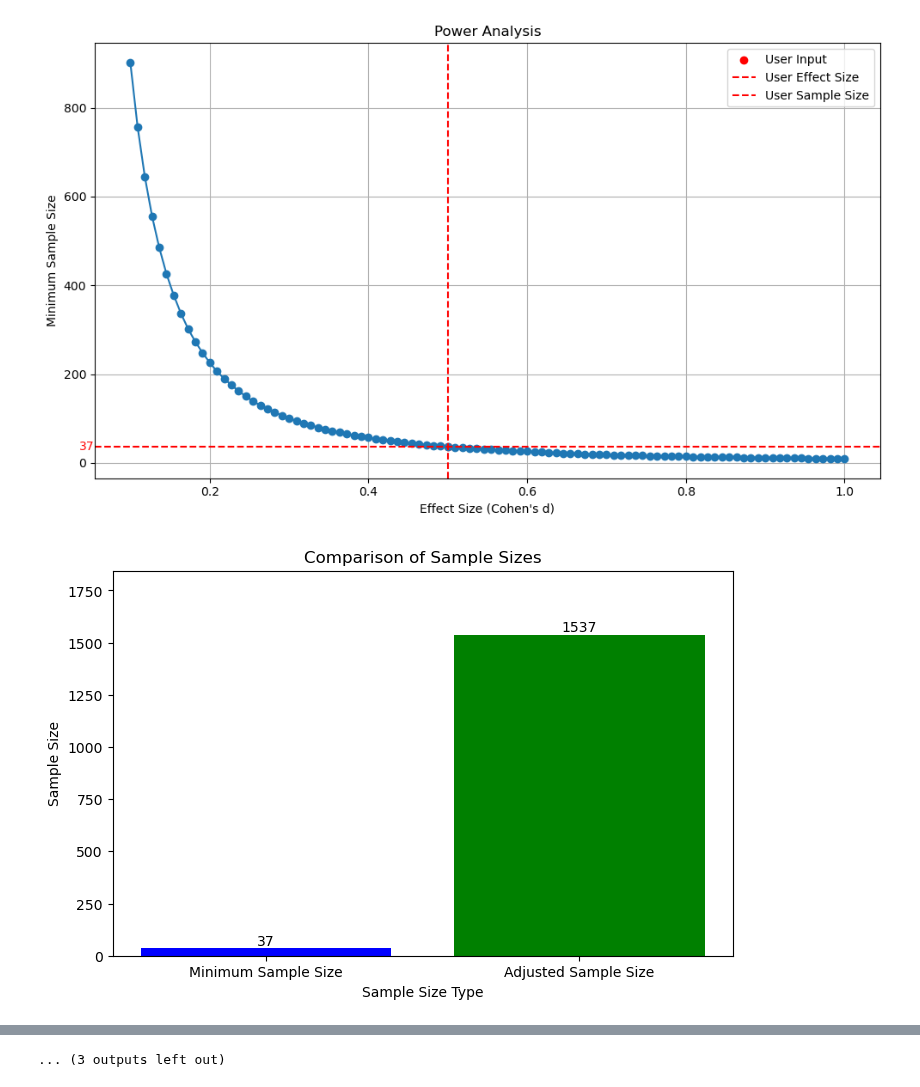
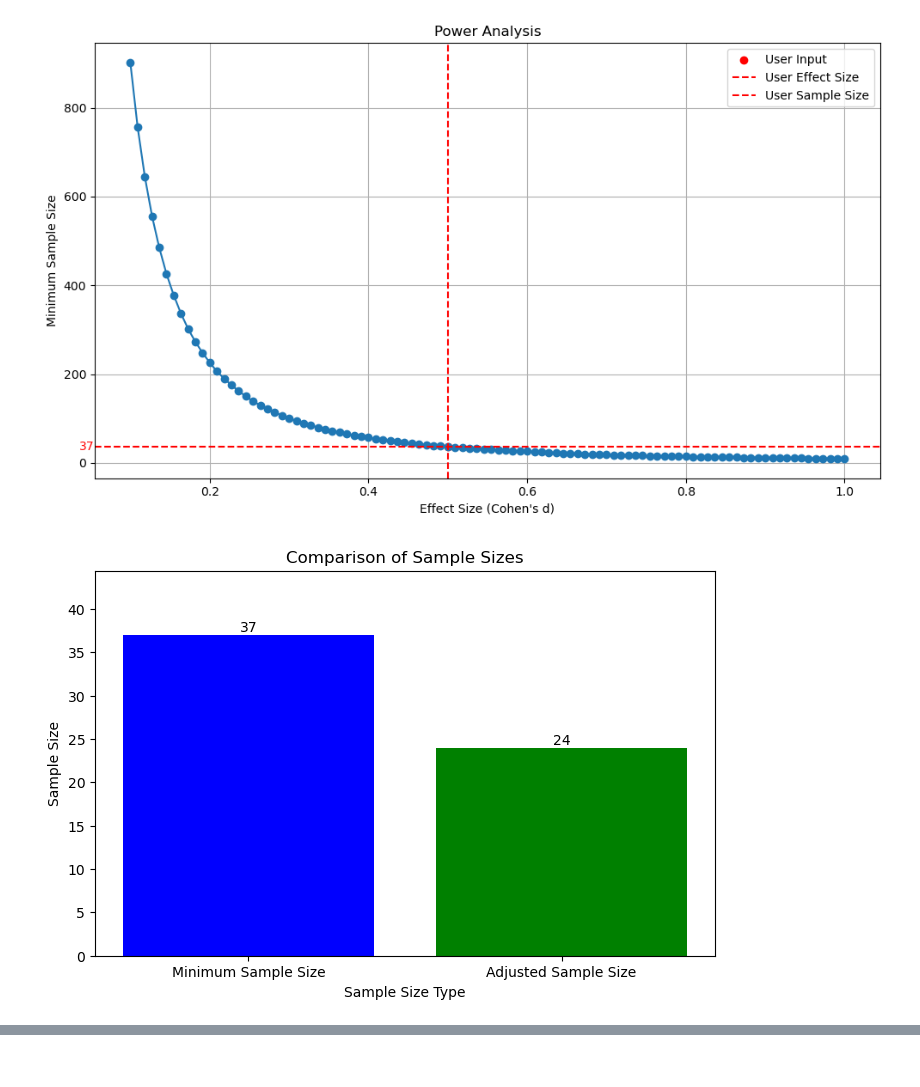
Before and after one commit to chris-stoph/Code-Repository, a Jupyter notebook: Sample Size Calculator/ONE_SAMPLE_MEAN_CALC.ipynb, the cells around one changed output, grey strips where cells are left out. Cells and saved outputs as stored; diff of their text form; code cells hidden in the pictures.

```diff
--- a/Sample Size Calculator/ONE_SAMPLE_MEAN_CALC.ipynb
+++ b/Sample Size Calculator/ONE_SAMPLE_MEAN_CALC.ipynb
@@ -21,7 +21,7 @@ def calculate_sample_size(confidence_level, margin_of_error, data_type, value, t
 
     if data_type == 'Continuous':
         # Calculate sample size for continuous data
-        sample_size = ((z * value) / margin_of_error) ** 2
+        sample_size = ((z ** 2 * value ** 2) / margin_of_error ** 2)
         method_description = "Sample size calculation for Continuous data using normal distribution and known standard deviation."
 
         # Calculate minimum sample size for desired statistical power using statsmodels
@@ -271,9 +271,9 @@ Adjusted Sample Size: 1537
 Minimum Sample Size Needed (Statistical Power 0.8): 37
 
 ... (7 lines left out)
 - σ is the population standard deviation.
 - E is the margin of error.
 
 This calculation assumes a normal distribution of the data.
 [figure]
-[figure, old version]
+[figure, new version]
@@ -337 +279,0 @@ This calculation assumes a normal approximation to the binomial distribution.
-... (3 outputs left out)
```
Also changed, not shown: parts of 1 cell of this notebook.
